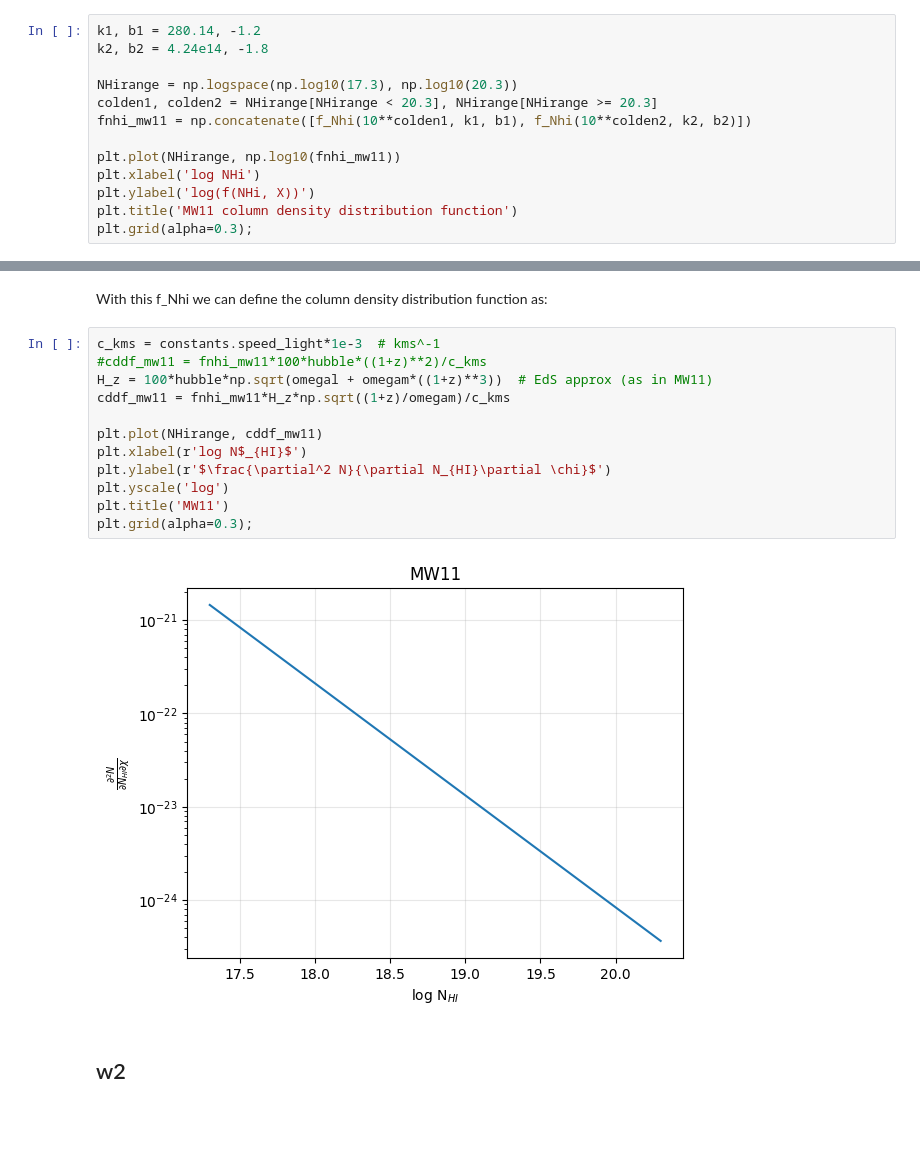
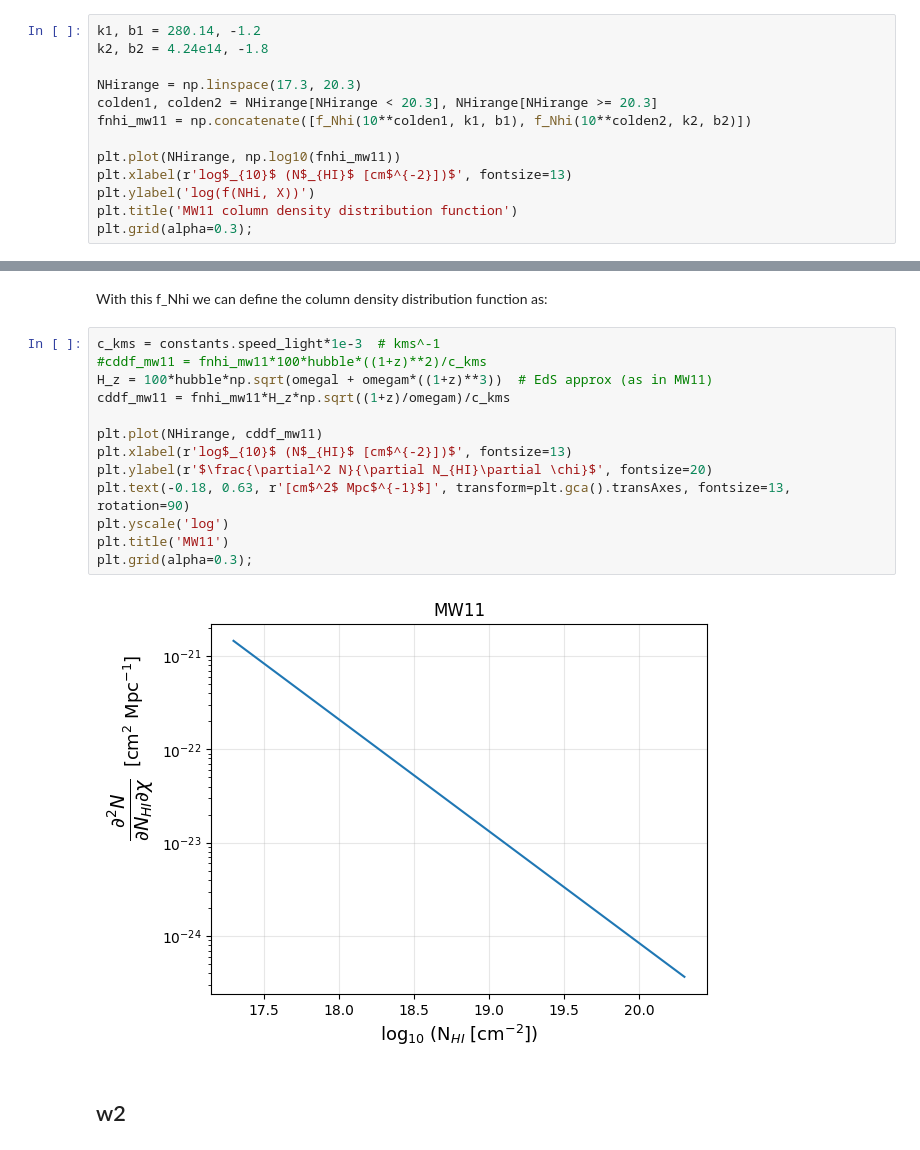
Before and after one commit to andreufont/astrid_hcd, a Jupyter notebook: MW11model/Comparisons/FVoigt=W2.ipynb, the cells around one changed output, grey strips where cells are left out. Drawn from its saved outputs; the diff is of its cells as text; blank space fills up the shorter version.

```diff
--- a/MW11model/Comparisons/FVoigt=W2.ipynb
+++ b/MW11model/Comparisons/FVoigt=W2.ipynb
@@ -31,12 +39,12 @@ The parameters b1 and b2 are given in the paper. k1 and k2 are determinated so t
 k1, b1 = 280.14, -1.2
 k2, b2 = 4.24e14, -1.8
 
-NHirange = np.logspace(np.log10(17.3), np.log10(20.3))
+NHirange = np.linspace(17.3, 20.3)
 colden1, colden2 = NHirange[NHirange < 20.3], NHirange[NHirange >= 20.3]
 fnhi_mw11 = np.concatenate([f_Nhi(10**colden1, k1, b1), f_Nhi(10**colden2, k2, b2)])
 
 plt.plot(NHirange, np.log10(fnhi_mw11))
-plt.xlabel('log NHi')
+plt.xlabel(r'log$_{10}$ (N$_{HI}$ [cm$^{-2}])$', fontsize=13)
 plt.ylabel('log(f(NHi, X))')
 plt.title('MW11 column density distribution function')
 plt.grid(alpha=0.3);
@@ -47,17 +55,18 @@ With this f_Nhi we can define the column density distribution function as:
 # %%
 c_kms = constants.speed_light*1e-3  # kms^-1
 #cddf_mw11 = fnhi_mw11*100*hubble*((1+z)**2)/c_kms
 H_z = 100*hubble*np.sqrt(omegal + omegam*((1+z)**3))  # EdS approx (as in MW11)
 cddf_mw11 = fnhi_mw11*H_z*np.sqrt((1+z)/omegam)/c_kms
 
 plt.plot(NHirange, cddf_mw11)
-plt.xlabel(r'log N$_{HI}$')
-plt.ylabel(r'$\frac{\partial^2 N}{\partial N_{HI}\partial \chi}$')
+plt.xlabel(r'log$_{10}$ (N$_{HI}$ [cm$^{-2}])$', fontsize=13)
+plt.ylabel(r'$\frac{\partial^2 N}{\partial N_{HI}\partial \chi}$', fontsize=20)
+plt.text(-0.18, 0.63, r'[cm$^2$ Mpc$^{-1}$]', transform=plt.gca().transAxes, fontsize=13, rotation=90)
 plt.yscale('log')
 plt.title('MW11')
 plt.grid(alpha=0.3);
 # %% [output]
-[figure, old version]
+[figure, new version]
 # %% [markdown]
 ## w2
 # %%
```
Also changed, not shown: parts of 16 cells of this notebook, 4 other files.
